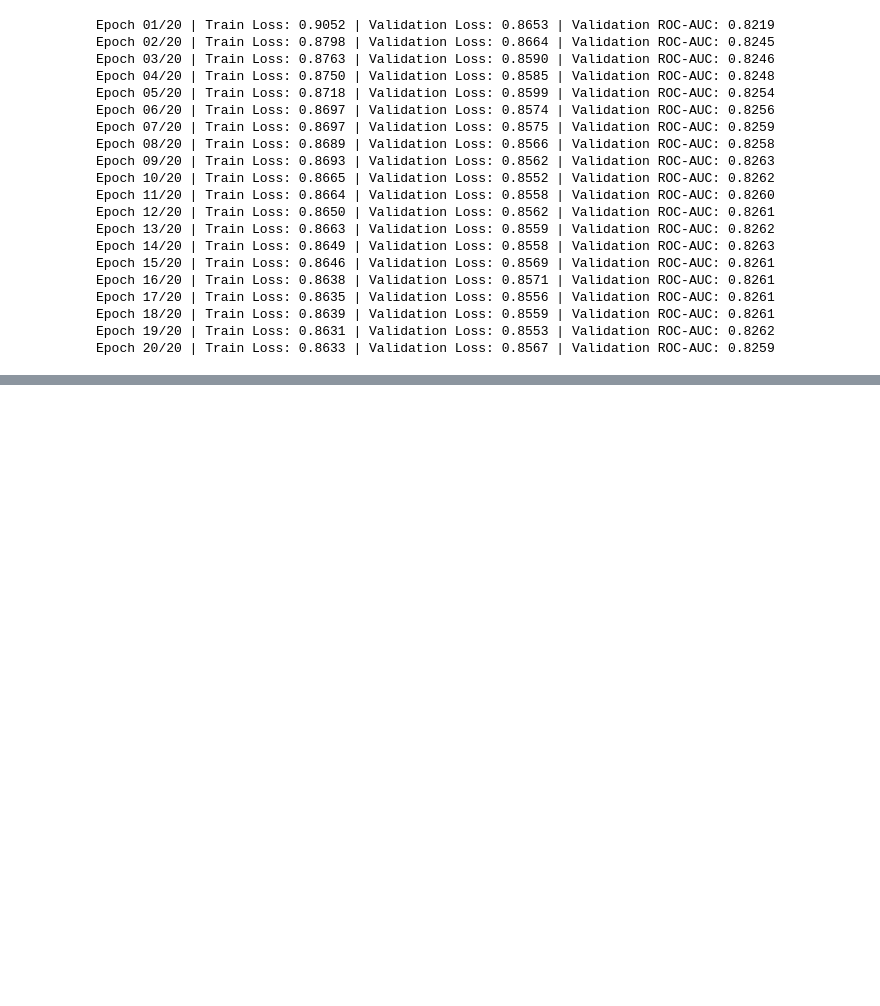
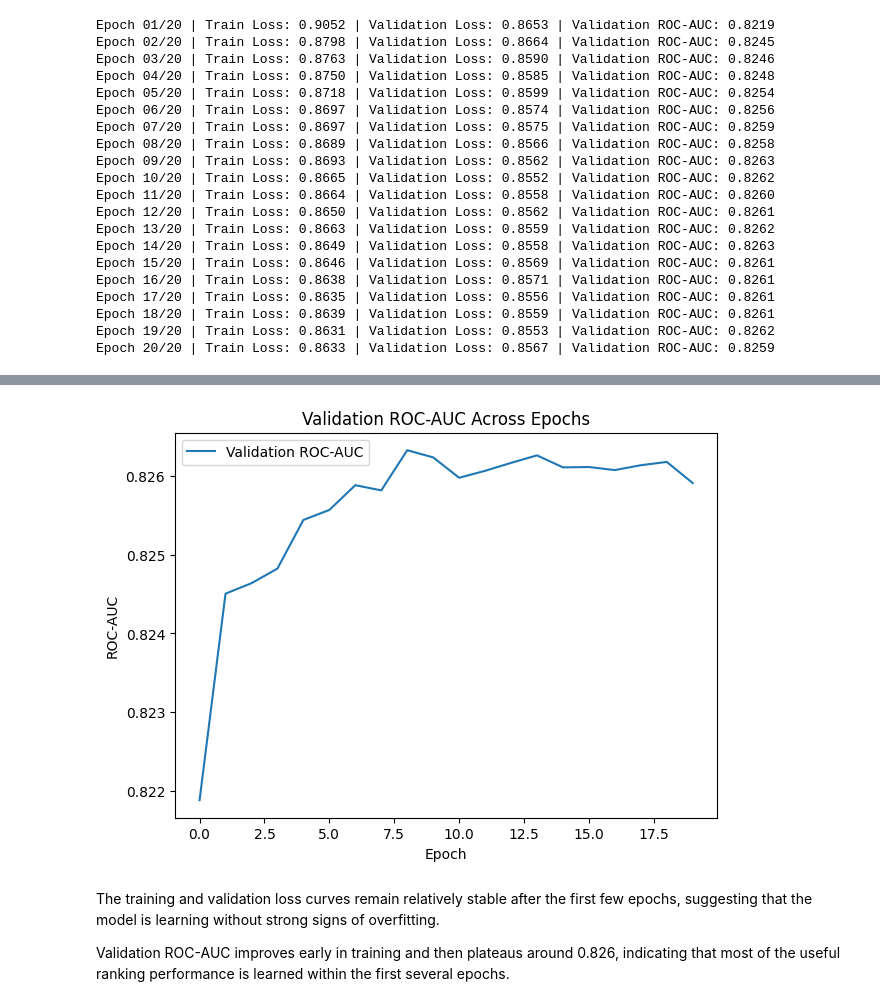
Before and after one commit to jayjay0317/diabetes-risk-reliability-pytorch, a Jupyter notebook: notebooks/03_pytorch_mlp_training.ipynb, the cells around one changed output, grey strips where cells are left out. Saved outputs shown, nothing was run; the diff lists cells and outputs as text; code cells hidden in the pictures; blank space fills up the shorter version.

```diff
--- a/notebooks/03_pytorch_mlp_training.ipynb
+++ b/notebooks/03_pytorch_mlp_training.ipynb
@@ -521,0 +541,16 @@ Epoch 20/20 | Train Loss: 0.8633 | Validation Loss: 0.8567 | Validation ROC-AUC:
+# %%
+plt.figure(figsize=(7, 5))
+
+plt.plot(history["val_roc_auc"], label="Validation ROC-AUC")
+
+plt.xlabel("Epoch")
+plt.ylabel("ROC-AUC")
+plt.title("Validation ROC-AUC Across Epochs")
+plt.legend()
+plt.show()
+# %% [output]
+[figure, added]
+# %% [markdown]
+The training and validation loss curves remain relatively stable after the first few epochs, suggesting that the model is learning without strong signs of overfitting.
+
+Validation ROC-AUC improves early in training and then plateaus around 0.826, indicating that most of the useful ranking performance is learned within the first several epochs.
```
Also changed, not shown: parts of 7 cells of this notebook.
